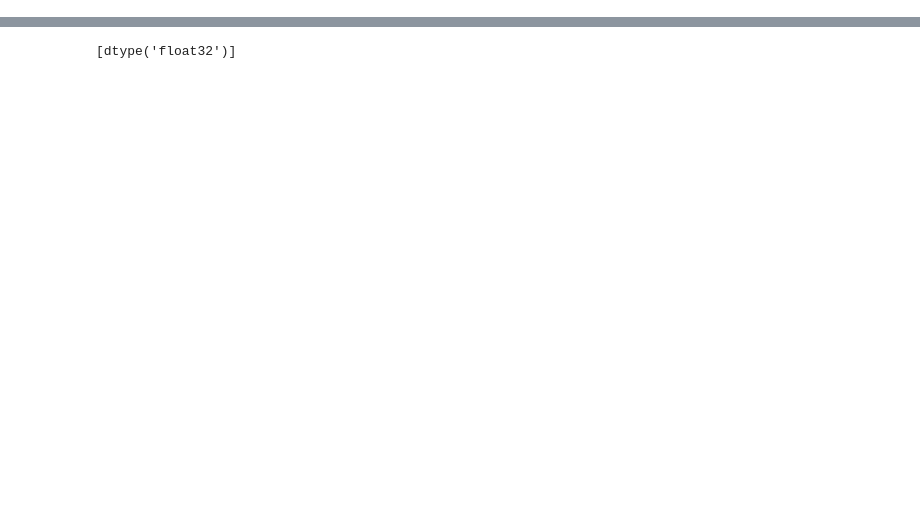
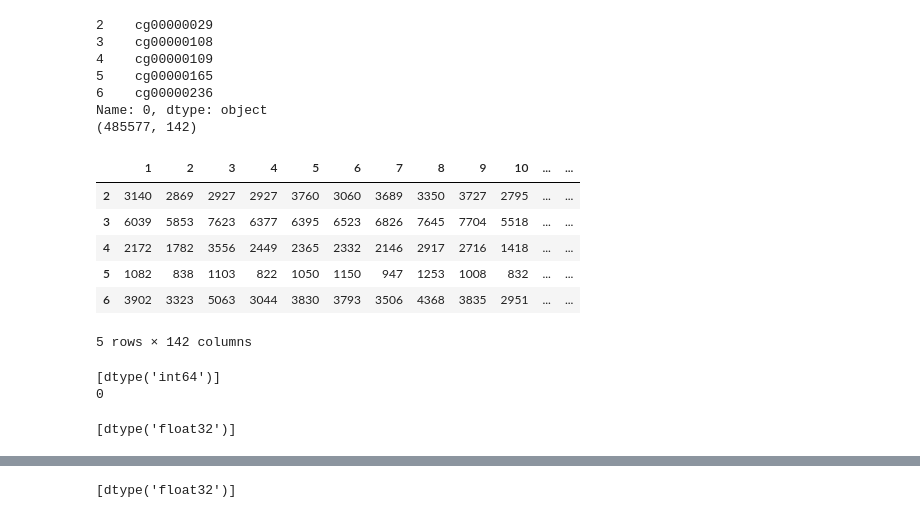
Before and after one commit to Shibangini/alzheimers-detection-ml, a Jupyter notebook: notebooks/preprocessing.ipynb, the cells around one changed output, grey strips where cells are left out. Cells and saved outputs as stored; diff of their text form; code cells hidden in the pictures; blank space fills up the shorter version.

```diff
--- a/notebooks/preprocessing.ipynb
+++ b/notebooks/preprocessing.ipynb
@@ -68,0 +65,24 @@ ge1_data = pd.DataFrame(ge1_data.values.T, columns=ge1_data.index)
+# %%
+ gene_ids_3 = ge3_data.iloc[:, 0]
+ge3_data = ge3_data.iloc[:, 1:]
+
+# separate feature IDs and numeric values
+# %%
+print(gene_ids_3.head())
+print(ge3_data.shape)
+ge3_data.head()
+# %% [output]
+2    cg00000029
+3    cg00000108
+4    cg00000109
+5    cg00000165
+6    cg00000236
+Name: 0, dtype: object
+(485577, 142)
+|  | 1 | 2 | 3 | 4 | 5 | 6 | 7 | 8 | 9 | 10 | ... | ... |
+| 2 | 3140 | 2869 | 2927 | 2927 | 3760 | 3060 | 3689 | 3350 | 3727 | 2795 | ... | ... |
+| 3 | 6039 | 5853 | 7623 | 6377 | 6395 | 6523 | 6826 | 7645 | 7704 | 5518 | ... | ... |
+| 4 | 2172 | 1782 | 3556 | 2449 | 2365 | 2332 | 2146 | 2917 | 2716 | 1418 | ... | ... |
+| 5 | 1082 | 838 | 1103 | 822 | 1050 | 1150 | 947 | 1253 | 1008 | 832 | ... | ... |
+| 6 | 3902 | 3323 | 5063 | 3044 | 3830 | 3793 | 3506 | 4368 | 3835 | 2951 | ... | ... |
+5 rows × 142 columns
@@ -68,0 +93,6 @@ ge1_data = pd.DataFrame(ge1_data.values.T, columns=ge1_data.index)
+# %%
+print(ge3_data.dtypes.unique())
+print(ge3_data.isnull().sum().sum())
+# %% [output]
+[dtype('int64')]
+0
@@ -68,0 +105,4 @@ ge1_data = pd.DataFrame(ge1_data.values.T, columns=ge1_data.index)
+# %%
+print(ge3_data.dtypes.unique())
+# %% [output]
+[dtype('float32')]
```
Also changed, not shown: parts of 135 cells of this notebook, 1 other file.
